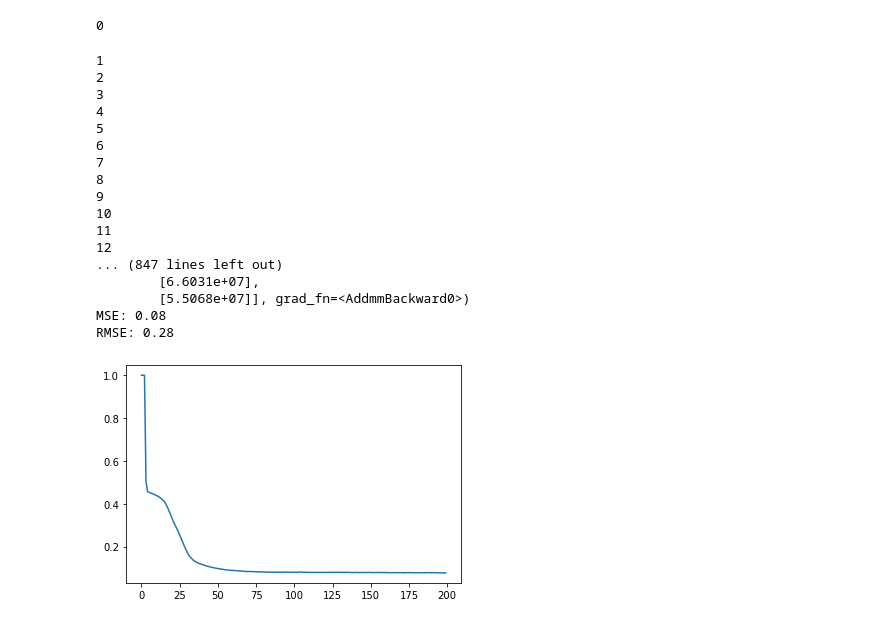
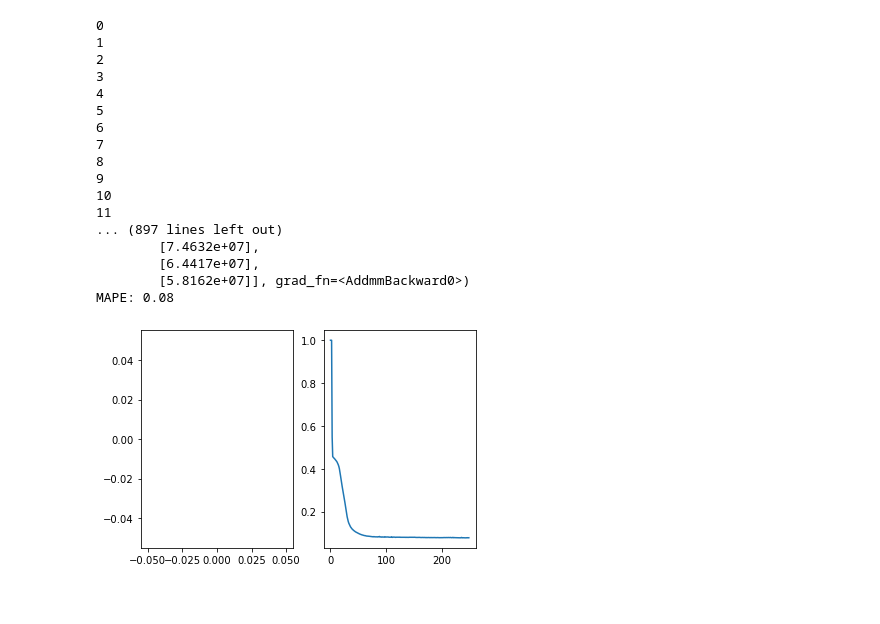
Before and after one commit to Nicklelodeon/Forecasters, a Jupyter notebook: src/ML.ipynb, the cells around one changed output. Saved outputs shown, nothing was run; the diff lists cells and outputs as text; code cells hidden in the pictures.

```diff
--- a/src/ML.ipynb
+++ b/src/ML.ipynb
@@ -87,8 +84,7 @@ for epoch in range(n_epochs):
     # evaluate accuracy at end of each epoch
     model.eval()
     y_pred = model(X_test)
-    print("y_pred: " + str(y_pred))
-    predictions.append(y_pred.int())
+    predictions.append(np.mean(y_pred.detach().numpy()))
     mse = loss_fn(y_pred, y_test)
     mse = float(mse)
     history.append(mse)
@@ -99,11 +95,13 @@ for epoch in range(n_epochs):
 # restore model and return best accuracy
 model.load_state_dict(best_weights)
 new_pred = model(X_test)
-print(new_pred)
 print("MSE: %.2f" % best_mse)
 print("RMSE: %.2f" % np.sqrt(best_mse))
+plt.subplot(1, 2, 1)
+plt.plot(predictions)
+plt.subplot(1, 2, 2)
 plt.plot(history)
-plt.plot(predictions)
+
 plt.show()
 # %% [output]
 0
@@ -198,7 +196,7 @@ for epoch in range(n_epochs):
     # evaluate accuracy at end of each epoch
     model.eval()
     y_pred = model(X_test)
-    predictions.append(y_pred)
+    predictions.append(np.mean(y_pred.detach().numpy()))
     mse = loss_fn(y_pred, y_test)
     mse = float(mse)
     history.append(mse)
@@ -209,11 +207,11 @@ for epoch in range(n_epochs):
 # restore model and return best accuracy
 model.load_state_dict(best_weights)
 new_pred = model(X_test)
-print(new_pred)
-print("MSE: %.2f" % best_mse)
-print("RMSE: %.2f" % np.sqrt(best_mse))
+print("MAE: %.2f" % best_mse)
+plt.subplot(1, 2, 1)
+plt.plot(predictions)
+plt.subplot(1, 2, 2)
 plt.plot(history)
-plt.plot(predictions)
 plt.show()
 # %% [output]
 0
@@ -310,7 +308,7 @@ for epoch in range(n_epochs):
     # evaluate accuracy at end of each epoch
     model.eval()
     y_pred = model(X_test)
-    predictions.append(y_pred)
+    predictions.append(np.mean(y_pred.detach().numpy()))
     mse = loss_fn(y_pred, y_test)
     mse = float(mse)
     history.append(mse)
@@ -321,11 +319,11 @@ for epoch in range(n_epochs):
 # restore model and return best accuracy
 model.load_state_dict(best_weights)
 new_pred = model(X_test)
-print(new_pred)
-print("MSE: %.2f" % best_mse)
-print("RMSE: %.2f" % np.sqrt(best_mse))
+print("MAPE: %.2f" % best_mse)
+plt.subplot(1, 2, 1)
+plt.plot(predictions)
+plt.subplot(1, 2, 2)
 plt.plot(history)
-plt.plot(predictions)
 plt.show()
 # %% [output]
 0
@@ -500,6 +502,7 @@ batch_start = torch.arange(0, len(X_train), batch_size)
 best_mse = np.inf   # init to infinity
 best_weights = None
 history = []
+predictions = []
 
 for epoch in range(n_epochs):
     print(epoch)
@@ -534,8 +537,10 @@ for epoch in range(n_epochs):
 model.load_state_dict(best_weights)
 new_pred = model(X_test)
 print(new_pred)
-print("MSE: %.2f" % best_mse)
-print("RMSE: %.2f" % np.sqrt(best_mse))
+print("MAE: %.2f" % best_mse)
+plt.subplot(1, 2, 1)
+plt.plot(predictions)
+plt.subplot(1, 2, 2)
 plt.plot(history)
 plt.show()
 # %% [output]
@@ -617,50 +622,51 @@ for epoch in range(n_epochs):
             X_batch = X_train[start:start+batch_size]
             y_batch = y_train[start:start+batch_size]
             # forward pass
             y_pred = model(X_batch)
             loss = loss_fn(y_pred, y_batch)
             # backward pass
             optimizer.zero_grad()
             loss.backward()
             # update weights
             optimizer.step()
             # print progress
             bar.set_postfix(mse=float(loss))
     # evaluate accuracy at end of each epoch
     model.eval()
     y_pred = model(X_test)
     mse = loss_fn(y_pred, y_test)
     mse = float(mse)
     history.append(mse)
     if mse < best_mse:
         best_mse = mse
         best_weights = copy.deepcopy(model.state_dict())
 
 # restore model and return best accuracy
 model.load_state_dict(best_weights)
 new_pred = model(X_test)
 print(new_pred)
-print("MSE: %.2f" % best_mse)
-print("RMSE: %.2f" % np.sqrt(best_mse))
+print("MAPE: %.2f" % best_mse)
+plt.subplot(1, 2, 1)
+plt.plot(predictions)
+plt.subplot(1, 2, 2)
 plt.plot(history)
 plt.show()
 # %% [output]
 0
+1
+2
+3
+4
+5
+6
+7
+8
+9
+10
+11
+... (897 lines left out)
+        [7.4632e+07],
+        [6.4417e+07],
+        [5.8162e+07]], grad_fn=<AddmmBackward0>)
+MAPE: 0.08
-1
-2
-3
-4
-5
-6
-7
-8
-9
-10
-11
-12
-... (847 lines left out)
-        [6.6031e+07],
-        [5.5068e+07]], grad_fn=<AddmmBackward0>)
-MSE: 0.08
-RMSE: 0.28
-[figure, old version]
+[figure, new version]
```
Also changed, not shown: parts of 6 cells of this notebook, 1 other file.
